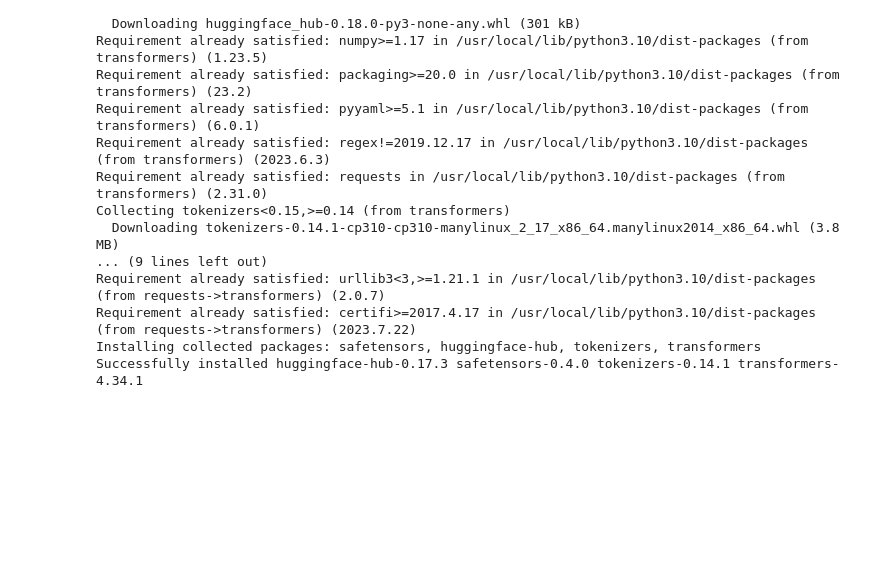
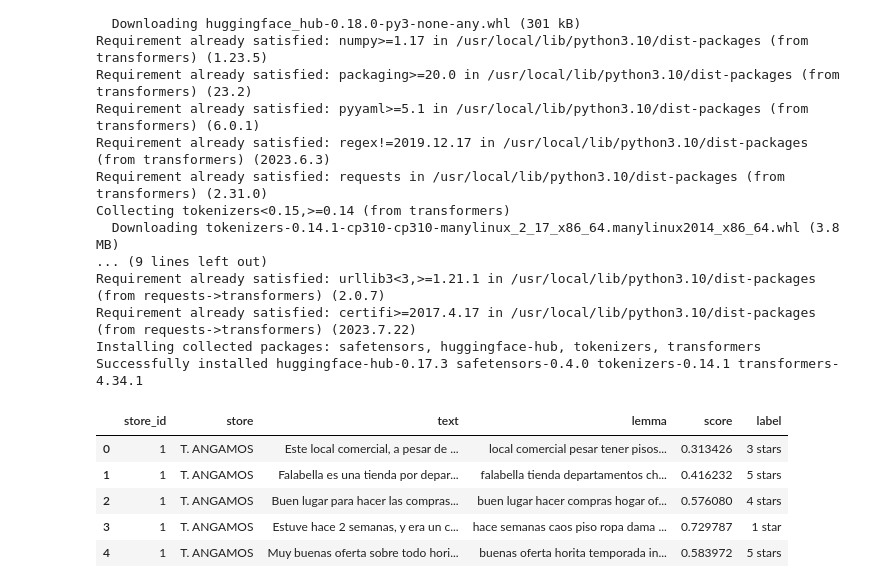
Before and after one commit to maribcs/sentiment-analysis-reviews-retail, a Jupyter notebook: sentiment_analysis_reviews.ipynb, the cells around one changed output. Saved outputs shown, nothing was run; the diff lists cells and outputs as text; code cells hidden in the pictures; blank space fills up the shorter version.

```diff
--- a/sentiment_analysis_reviews.ipynb
+++ b/sentiment_analysis_reviews.ipynb
@@ -248,11 +367,18 @@ sentiment_pipeline = pipeline('sentiment-analysis',
 # %%
-transformers_analyzed = df_reviews.copy()
+transformers_analyzed = df_reviews_tr.copy()
 
 for index, row in transformers_analyzed.iterrows():
   result = sentiment_pipeline(row['text'])[0]
   transformers_analyzed.at[index, 'score'] = result['score']
   transformers_analyzed.at[index, 'label'] = result['label']
 
 transformers_analyzed.head()
+# %% [output]
+|  | store_id | store | text | lemma | score | label |
+| 0 | 1 | T. ANGAMOS | Este local comercial, a pesar de ... | local comercial pesar tener pisos... | 0.313426 | 3 stars |
+| 1 | 1 | T. ANGAMOS | Falabella es una tienda por depar... | falabella tienda departamentos ch... | 0.416232 | 5 stars |
+| 2 | 1 | T. ANGAMOS | Buen lugar para hacer las compras... | buen lugar hacer compras hogar of... | 0.576080 | 4 stars |
+| 3 | 1 | T. ANGAMOS | Estuve hace 2 semanas, y era un c... | hace semanas caos piso ropa dama ... | 0.729787 | 1 star |
+| 4 | 1 | T. ANGAMOS | Muy buenas oferta sobre todo hori... | buenas oferta horita temporada in... | 0.583972 | 5 stars |
 # %%
 transformers_analyzed["sentiment"] = transformers_analyzed["score"].apply(lambda x: "Negativo" if x < 0.5 else "Neutro" if x < 0.6 else "Positivo" if x < 1 else "Indefinido")
```
Also changed, not shown: parts of 22 cells of this notebook, 2 other files.
